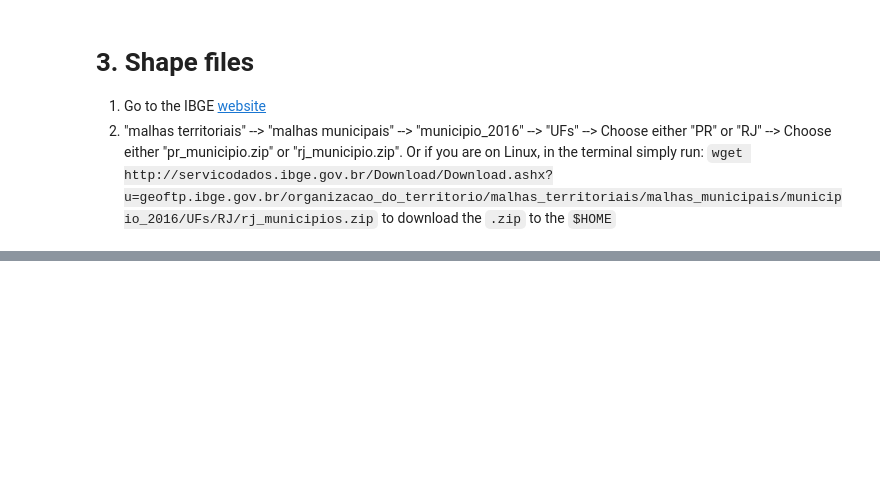
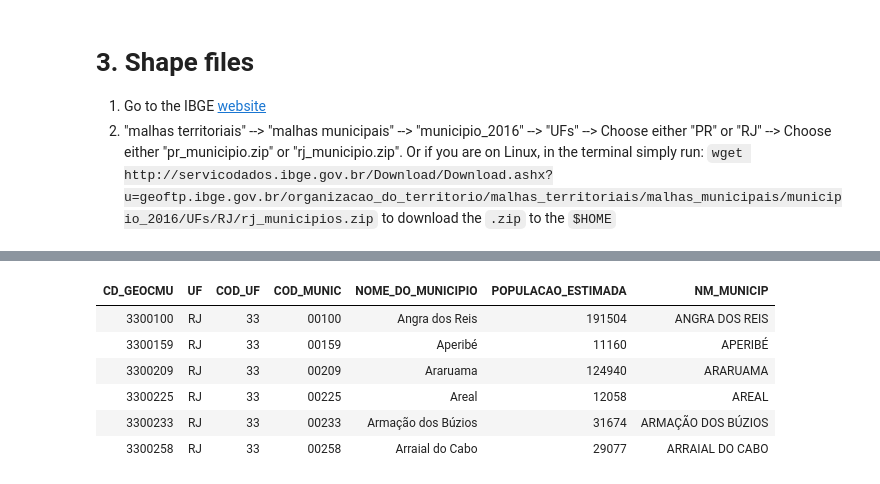
Before and after one commit to jayme-anchante/dsbd, a Jupyter notebook: progamming_languages_for_data_science/2018_04_28_avaliacao_mapa.ipynb, the cells around one changed output, grey strips where cells are left out. Drawn from its saved outputs; the diff is of its cells as text; code cells hidden in the pictures; blank space fills up the shorter version.

```diff
--- a/progamming_languages_for_data_science/2018_04_28_avaliacao_mapa.ipynb
+++ b/progamming_languages_for_data_science/2018_04_28_avaliacao_mapa.ipynb
@@ -54,0 +70,4 @@ ERROR: Error in readOGR(): could not find function "readOGR"
+# %%
+# shp <- readOGR("Mapa\\.", "BRUFE250GC_SIR", stringsAsFactors=FALSE, encoding="UTF-8")
+# shp_rj <- readOGR('2018_04_28_rj.shp', stringsAsFactors=FALSE, encoding='UTF-8')
+shp_rj <- readOGR('shape', '33MUE250GC_SIR')
@@ -54,0 +104,11 @@ ERROR: Error in readOGR(): could not find function "readOGR"
+# %%
+pop2016 <- read.csv('pop2016.csv', colClasses = c('COD_MUNIC' = 'character'))
+
+pop2016$POPULACAO_ESTIMADA <- gsub('[(\1)]', '', pop2016$POPULACAO_ESTIMADA)
+pop2016$POPULACAO_ESTIMADA <- gsub('[(\2)]', '', pop2016$POPULACAO_ESTIMADA)
+pop2016$POPULACAO_ESTIMADA <- gsub('[(\3)]', '', pop2016$POPULACAO_ESTIMADA)
+pop2016$POPULACAO_ESTIMADA <- gsub('[(\4)]', '', pop2016$POPULACAO_ESTIMADA)
+
+pop2016$CD_GEOCMU <- as.integer(paste(pop2016$COD_UF, pop2016$COD_MUNIC, sep = ''))
+
+head(pop2016)
@@ -54,0 +126,10 @@ ERROR: Error in readOGR(): could not find function "readOGR"
+# %%
+head(df)
+# %% [output]
+| CD_GEOCMU | UF | COD_UF | COD_MUNIC | NOME_DO_MUNICIPIO | POPULACAO_ESTIMADA | NM_MUNICIP |
+| 3300100 | RJ | 33 | 00100 | Angra dos Reis | 191504 | ANGRA DOS REIS |
+| 3300159 | RJ | 33 | 00159 | Aperibé | 11160 | APERIBÉ |
+| 3300209 | RJ | 33 | 00209 | Araruama | 124940 | ARARUAMA |
+| 3300225 | RJ | 33 | 00225 | Areal | 12058 | AREAL |
+| 3300233 | RJ | 33 | 00233 | Armação dos Búzios | 31674 | ARMAÇÃO DOS BÚZIOS |
+| 3300258 | RJ | 33 | 00258 | Arraial do Cabo | 29077 | ARRAIAL DO CABO |
```
Also changed, not shown: parts of 18 cells of this notebook, 6 other files.
